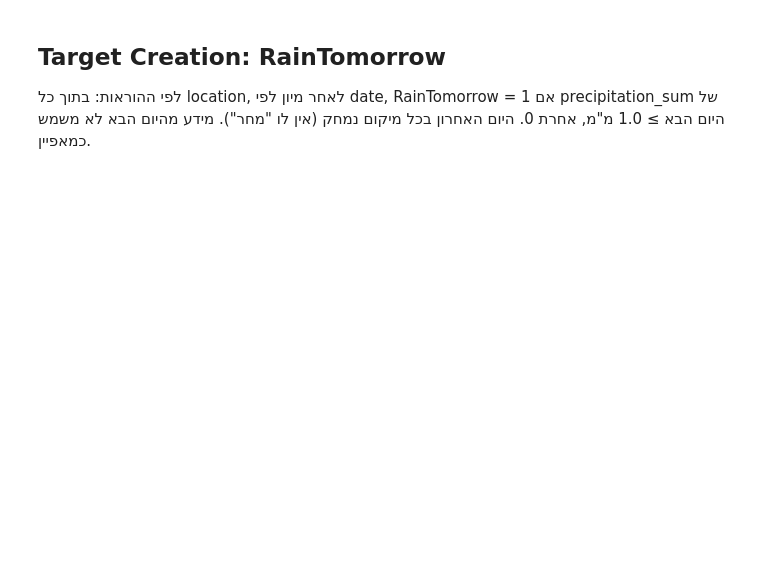
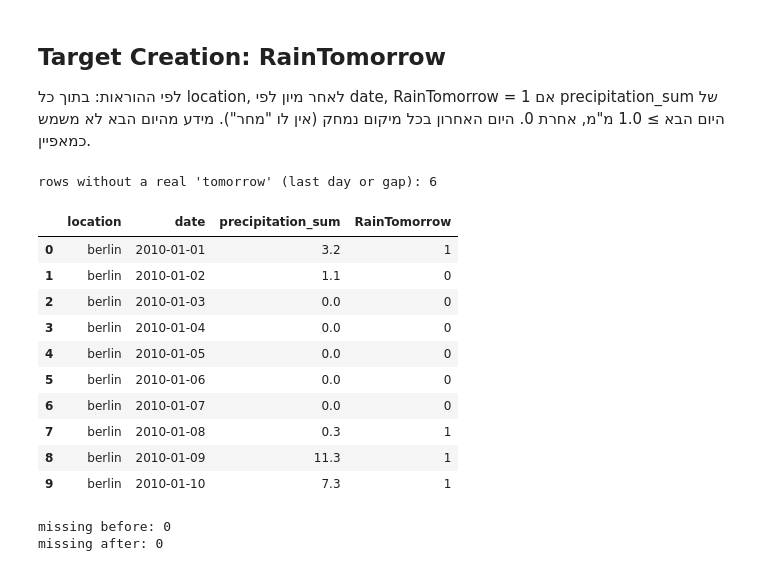
Before and after one commit to rokrok2020/Macine_Learning, a Jupyter notebook: dataset_creation.ipynb, the cells around one changed output. Cells and saved outputs as stored; diff of their text form; code cells hidden in the pictures; blank space fills up the shorter version.

```diff
--- a/dataset_creation.ipynb
+++ b/dataset_creation.ipynb
@@ -43,25 +70,41 @@ plt.show()
 # %%
 df["date"] = pd.to_datetime(df["date"])
 df = df.sort_values(["location", "date"]).reset_index(drop=True)
 
 next_precip = df.groupby("location")["precipitation_sum"].shift(-1)
 next_date = df.groupby("location")["date"].shift(-1)
 
-# Sanity check: "next row" must really be the next calendar day
-gaps = df[next_date.notna() & ((next_date - df["date"]).dt.days != 1)]
-print("date gaps inside a location:", len(gaps))
+# The label is valid only if the next row is really the next calendar day.
+# This drops the last day of each location AND the day before any gap in the data
+# (e.g. a missing year), so no row gets a label from a different date.
+has_tomorrow = (next_date - df["date"]).dt.days.eq(1)
+print("rows without a real 'tomorrow' (last day or gap):", int((~has_tomorrow).sum()))
 
 df["RainTomorrow"] = (next_precip >= 1.0).astype(int)
-df = df[next_precip.notna()].reset_index(drop=True)  # drop last day per location
+df = df[has_tomorrow].reset_index(drop=True)
 df[["location", "date", "precipitation_sum", "RainTomorrow"]].head(10)
+# %% [output]
+rows without a real 'tomorrow' (last day or gap): 6
+|  | location | date | precipitation_sum | RainTomorrow |
+| 0 | berlin | 2010-01-01 | 3.2 | 1 |
+| 1 | berlin | 2010-01-02 | 1.1 | 0 |
+| 2 | berlin | 2010-01-03 | 0.0 | 0 |
+| 3 | berlin | 2010-01-04 | 0.0 | 0 |
+| 4 | berlin | 2010-01-05 | 0.0 | 0 |
+| 5 | berlin | 2010-01-06 | 0.0 | 0 |
+| 6 | berlin | 2010-01-07 | 0.0 | 0 |
+| 7 | berlin | 2010-01-08 | 0.3 | 1 |
+| 8 | berlin | 2010-01-09 | 11.3 | 1 |
+| 9 | berlin | 2010-01-10 | 7.3 | 1 |
 # %%
-for col in df.select_dtypes(include=["number"]).columns:
-    df[col] = df[col].fillna(df[col].median())
-for col in df.select_dtypes(exclude=["number"]).columns:
-    mode = df[col].mode(dropna=True)
-    if len(mode) > 0:
-        df[col] = df[col].fillna(mode.iloc[0])
-df.isna().sum().sum()
+# Fill missing values per city (a median over all cities mixes different climates)
+num_cols = df.select_dtypes(include=["number"]).columns.drop("RainTomorrow")
+print("missing before:", int(df[num_cols].isna().sum().sum()))
+df[num_cols] = df.groupby("location")[num_cols].transform(lambda s: s.fillna(s.median()))
+print("missing after:", int(df.isna().sum().sum()))
+# %% [output]
+missing before: 0
+missing after: 0
 # %%
 PROCESSED_PATH.parent.mkdir(parents=True, exist_ok=True)
 df.to_csv(PROCESSED_PATH, index=False)
```
Also changed, not shown: parts of 4 cells of this notebook, 1 other file.
